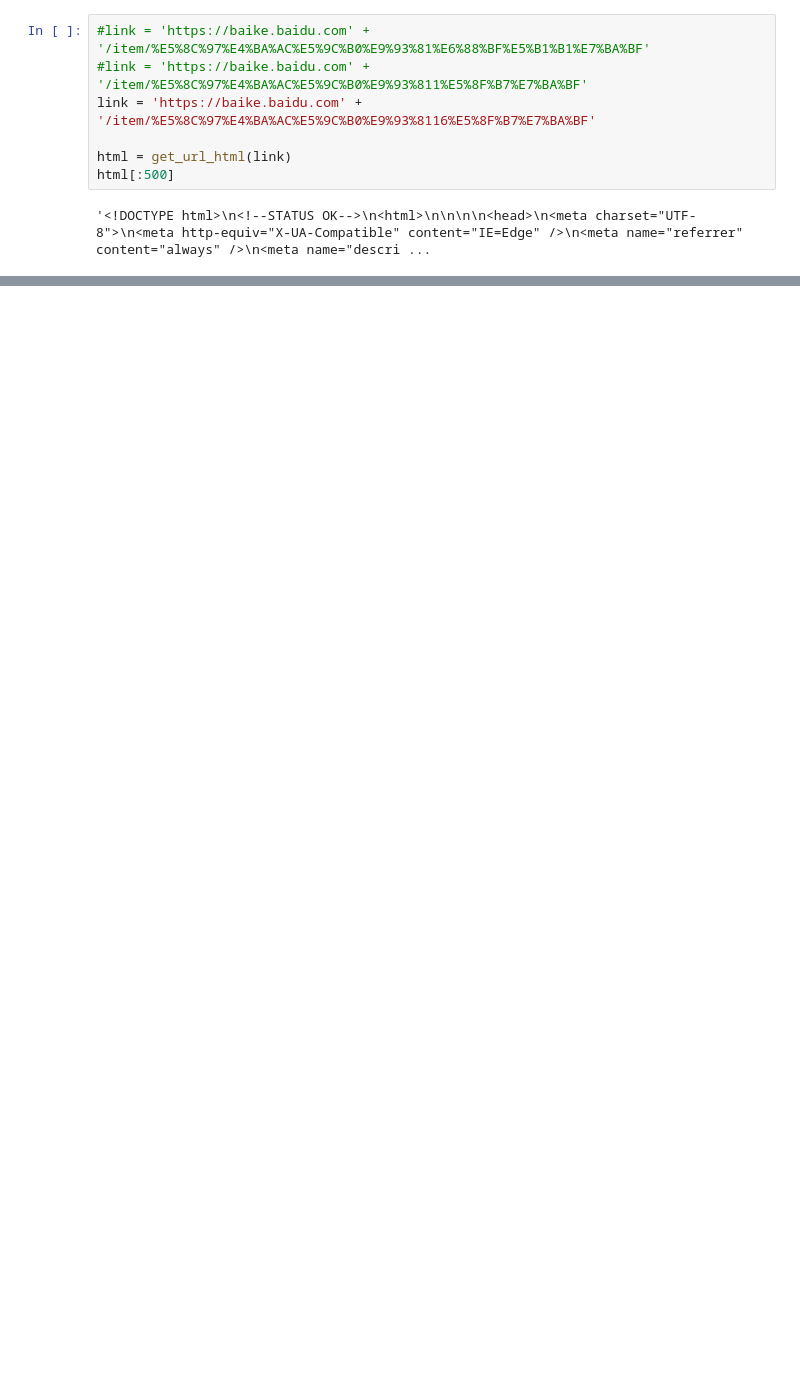
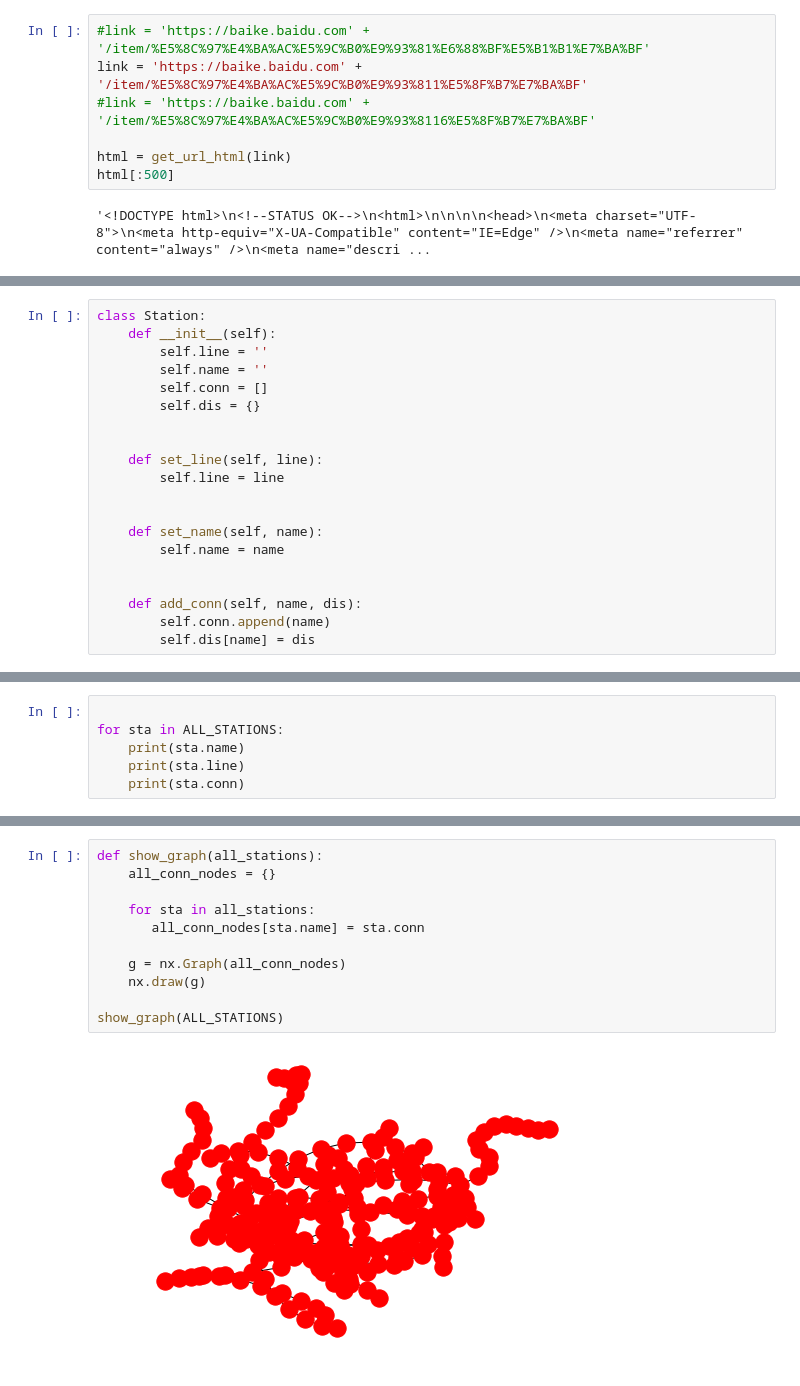
Before and after one commit to linvis/AI-For-NLP, a Jupyter notebook: lecture-3/homework/beijing_subway.ipynb, the cells around one changed output, grey strips where cells are left out. Drawn from its saved outputs; the diff is of its cells as text; blank space fills up the shorter version.

```diff
--- a/lecture-3/homework/beijing_subway.ipynb
+++ b/lecture-3/homework/beijing_subway.ipynb
@@ -53,8 +53,8 @@ lines
  '北京地铁2号线': '/item/%E5%8C%97%E4%BA%AC%E5%9C%B0%E9%93%812%E5%8F%B7%E7%BA%BF'}
 # %%
 #link = 'https://baike.baidu.com' + '/item/%E5%8C%97%E4%BA%AC%E5%9C%B0%E9%93%81%E6%88%BF%E5%B1%B1%E7%BA%BF'
-#link = 'https://baike.baidu.com' + '/item/%E5%8C%97%E4%BA%AC%E5%9C%B0%E9%93%811%E5%8F%B7%E7%BA%BF'
-link = 'https://baike.baidu.com' + '/item/%E5%8C%97%E4%BA%AC%E5%9C%B0%E9%93%8116%E5%8F%B7%E7%BA%BF'
+link = 'https://baike.baidu.com' + '/item/%E5%8C%97%E4%BA%AC%E5%9C%B0%E9%93%811%E5%8F%B7%E7%BA%BF'
+#link = 'https://baike.baidu.com' + '/item/%E5%8C%97%E4%BA%AC%E5%9C%B0%E9%93%8116%E5%8F%B7%E7%BA%BF'
 
 html = get_url_html(link)
 html[:500]
@@ -139,0 +122,20 @@ all_lines
+# %%
+class Station:
+    def __init__(self):
+        self.line = ''
+        self.name = ''
+        self.conn = []
+        self.dis = {}
+
+
+    def set_line(self, line):
+        self.line = line
+
+
+    def set_name(self, name):
+        self.name = name
+
+
+    def add_conn(self, name, dis):
+        self.conn.append(name)
+        self.dis[name] = dis
@@ -139,0 +196,6 @@ all_lines
+# %%
+
+for sta in ALL_STATIONS:
+    print(sta.name)
+    print(sta.line)
+    print(sta.conn)
@@ -139,0 +224,13 @@ all_lines
+# %%
+def show_graph(all_stations):
+    all_conn_nodes = {}
+
+    for sta in all_stations:
+       all_conn_nodes[sta.name] = sta.conn
+
+    g = nx.Graph(all_conn_nodes)
+    nx.draw(g)
+
+show_graph(ALL_STATIONS)
+# %% [output]
+[figure, added]
```
Also changed, not shown: parts of 6 cells of this notebook, 4 other files.
